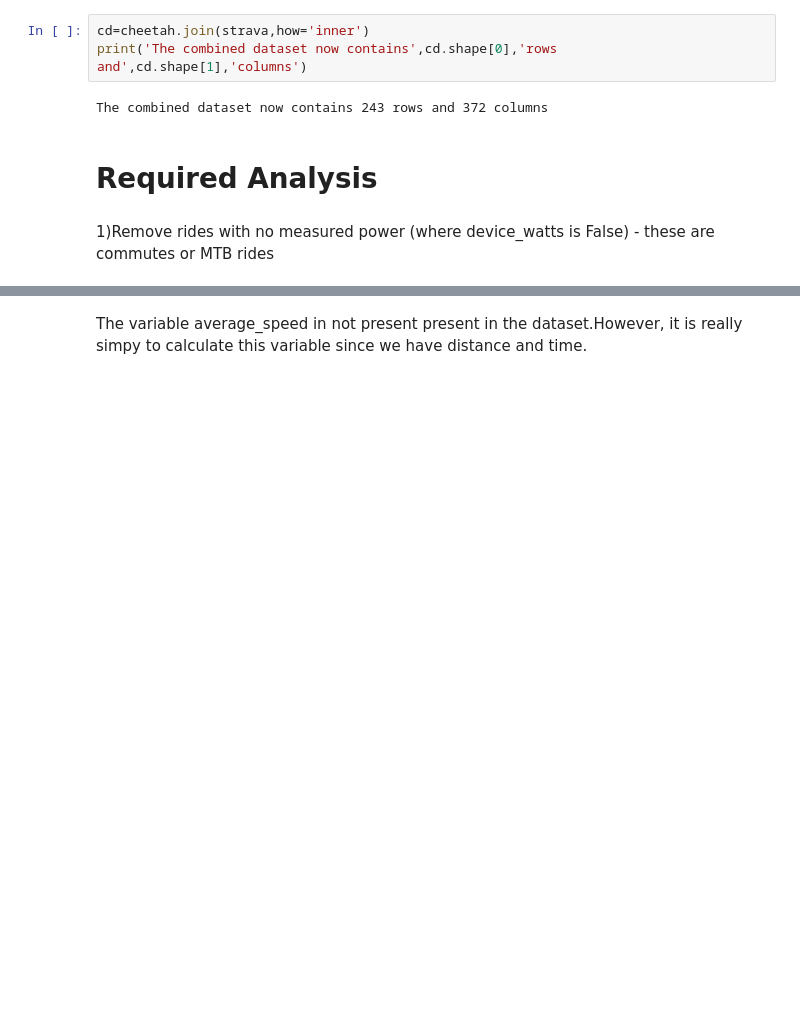
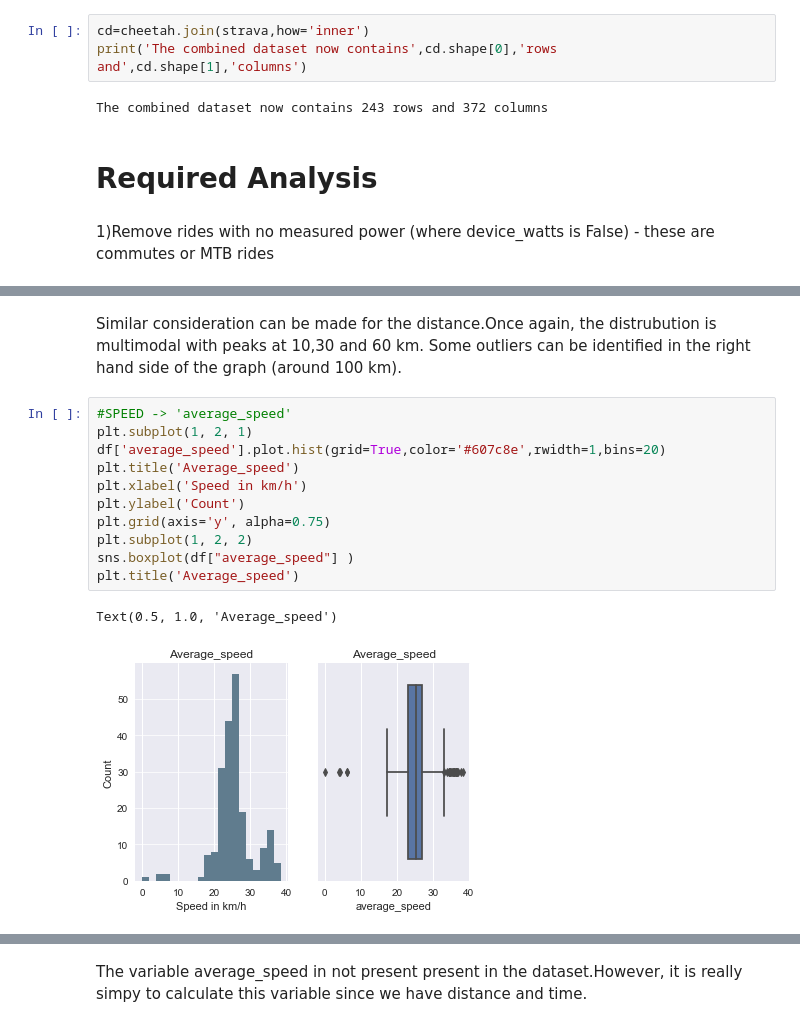
Before and after one commit to fracomp/datascience, a Jupyter notebook: Portfolio 1.ipynb, the cells around one changed output, grey strips where cells are left out. Cells and saved outputs as stored; diff of their text form; blank space fills up the shorter version.

```diff
--- a/Portfolio 1.ipynb
+++ b/Portfolio 1.ipynb
@@ -117,0 +120,16 @@ plt.grid(axis='y', alpha=0.75)
+# %% [markdown]
+Similar consideration can be made for the distance.Once again, the distrubution is multimodal with peaks at 10,30 and 60 km. Some outliers can be identified in the right hand side of the graph (around 100 km).
+# %%
+#SPEED -> 'average_speed'
+plt.subplot(1, 2, 1)
+df['average_speed'].plot.hist(grid=True,color='#607c8e',rwidth=1,bins=20)
+plt.title('Average_speed')
+plt.xlabel('Speed in km/h')
+plt.ylabel('Count')
+plt.grid(axis='y', alpha=0.75)
+plt.subplot(1, 2, 2)
+sns.boxplot(df["average_speed"] )
+plt.title('Average_speed')
+# %% [output]
+Text(0.5, 1.0, 'Average_speed')
+[figure, added]
```
Also changed, not shown: parts of 13 cells of this notebook.
